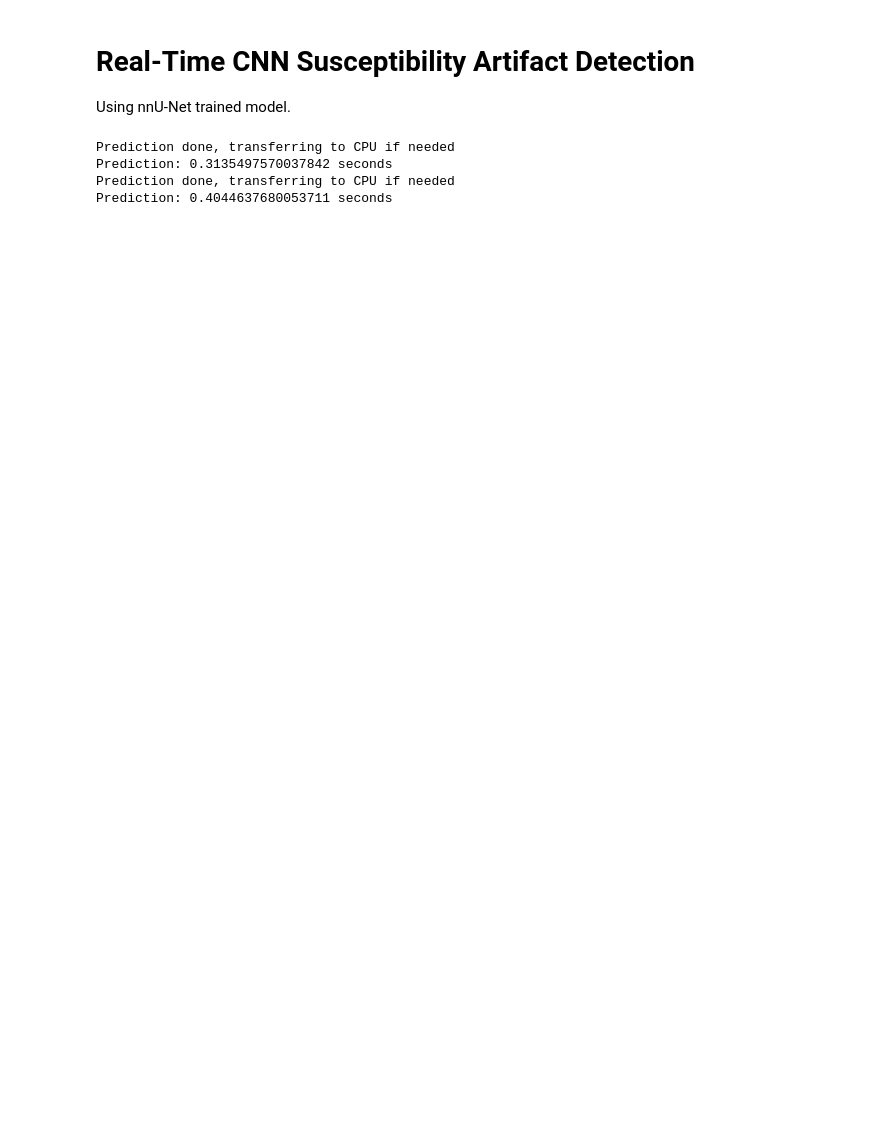
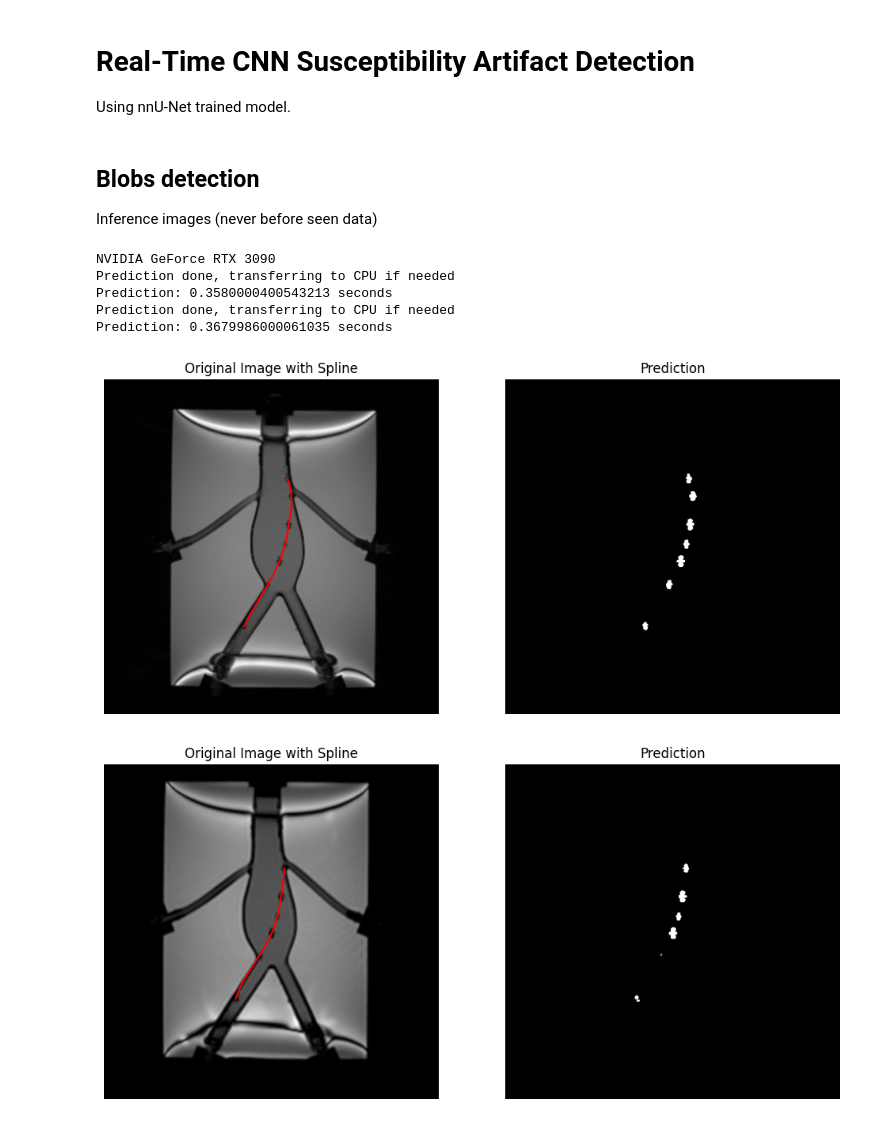
Before and after one commit to martinreinok/master-thesis, a Jupyter notebook: real-time-detection.ipynb, the cells around one changed output. Drawn from its saved outputs; the diff is of its cells as text; code cells hidden in the pictures; blank space fills up the shorter version.

Commit message:
Added basic spline

```diff
--- a/real-time-detection.ipynb
+++ b/real-time-detection.ipynb
@@ -1,21 +1,25 @@
 # %% [markdown]
 # Real-Time CNN Susceptibility Artifact Detection
 Using nnU-Net trained model.
+# %% [markdown]
+## Blobs detection
+Inference images (never before seen data)
 # %%
 """
 https://github.com/MIC-DKFZ/nnUNet/blob/master/nnunetv2/inference/examples.py
 """
+%matplotlib inline
+from skimage import measure
+import torch
+from nnunetv2.inference.predict_from_raw_data import nnUNetPredictor
+import cv2
+import time
+import os
+import numpy as np
+import matplotlib.pyplot as plt
+from scipy.interpolate import splprep, splev
 
 if __name__ == '__main__':
-    import torch
-    from batchgenerators.utilities.file_and_folder_operations import join
-    from nnunetv2.inference.predict_from_raw_data import nnUNetPredictor
-    import cv2
-    import os
-    import numpy as np
-    import matplotlib.pyplot as plt
-    import time
-
     # instantiate the nnUNetPredictor
     predictor = nnUNetPredictor(
         tile_step_size=1,
@@ -27,37 +31,50 @@ if __name__ == '__main__':
         verbose_preprocessing=False,
         allow_tqdm=False
     )
+
+    print(torch.cuda.get_device_name(0))
 
     predictor.initialize_from_trained_model_folder("MODEL", checkpoint_name='checkpoint_final.pth', use_folds=(4,))
     # while True:
     for test_image in os.listdir("MODEL/test-images"):
         image = cv2.imread(os.path.join("MODEL/test-images", test_image), cv2.IMREAD_GRAYSCALE)
         image = cv2.resize(image, (512, 512)).astype(np.float32) / 255.0
         cnn_input = image.reshape(1, 1, image.shape[0], image.shape[1])
         props = {'spacing': (999, 1, 1)}
 
         start_time = time.time()
         output = predictor.predict_single_npy_array(cnn_input, props, None, None, True)[0]
         print("Prediction: %s seconds" % (time.time() - start_time))
 
         output_display = (output * 255).astype(np.uint8).reshape(512, 512)
         image_display = (image * 255).astype(np.uint8)
 
+        labels = measure.label(output_display > 128)  # Threshold adjusted as needed
+        properties = measure.regionprops(labels)
+        centers = np.array([prop.centroid for prop in properties])
+
+        if len(centers) > 1:
+            tck, _ = splprep(centers.T, s=0)
+            spline_points = splev(np.linspace(0, 1, 1000), tck)
+
         # Using Matplotlib to display the images
         plt.figure(figsize=(12, 6))
         plt.subplot(1, 2, 1)
         plt.imshow(image_display, cmap='gray')
-        plt.title("Original Image")
+        plt.plot(spline_points[1], spline_points[0], 'r-')
+        plt.title("Original Image with Spline")
         plt.axis('off')
 
         plt.subplot(1, 2, 2)
         plt.imshow(output_display, cmap='gray')
         plt.title("Prediction")
         plt.axis('off')
-
     plt.show()
 # %% [output]
+NVIDIA GeForce RTX 3090
 Prediction done, transferring to CPU if needed
-Prediction: 0.3135497570037842 seconds
+Prediction: 0.3580000400543213 seconds
 Prediction done, transferring to CPU if needed
-Prediction: 0.4044637680053711 seconds
+Prediction: 0.3679986000061035 seconds
+[figure, added]
+[figure, added]
```
